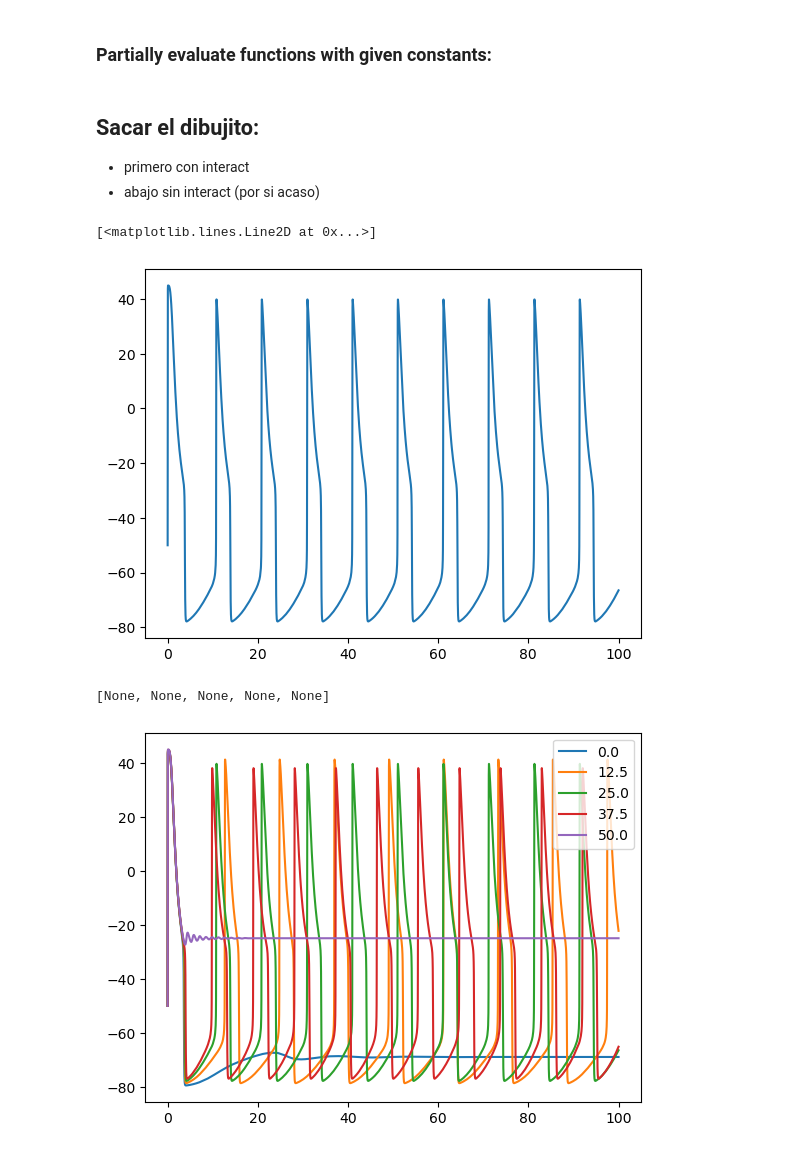
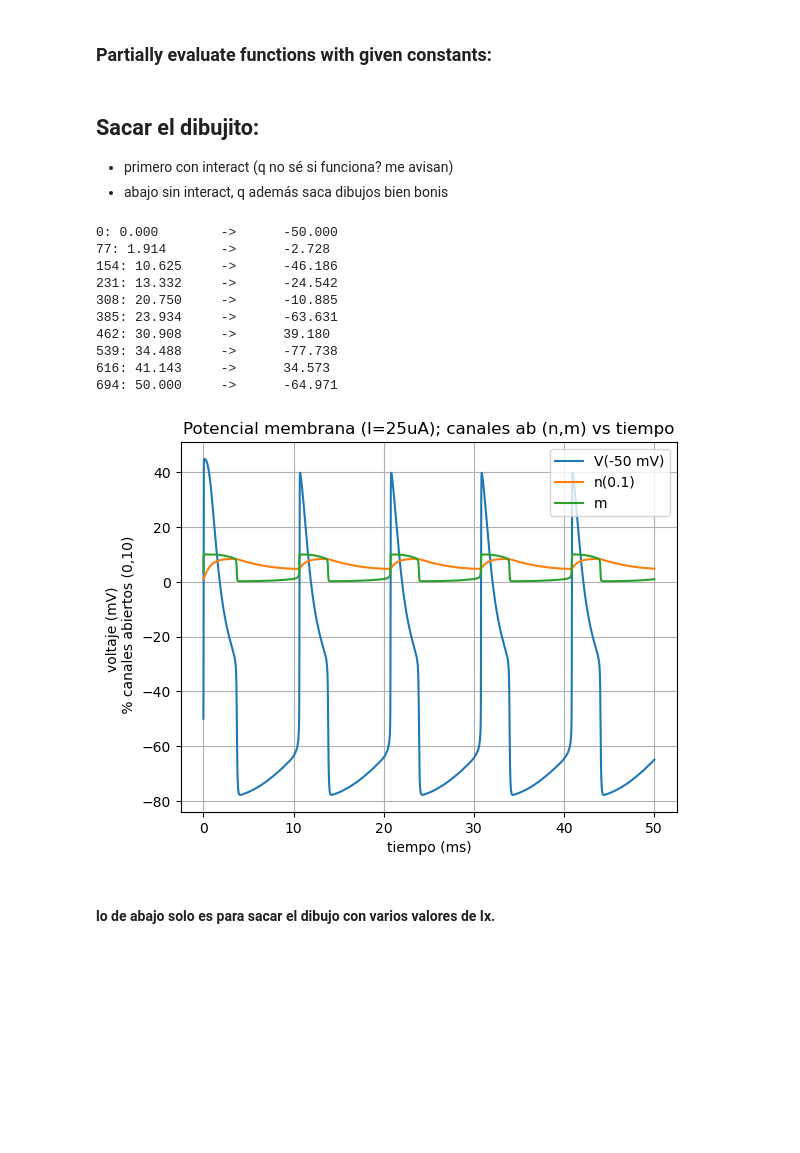
Before and after one commit to hxdvka/MiBio, a Jupyter notebook: FisioLab/2/Lab2.ipynb, the cells around one changed output. Drawn from its saved outputs; the diff is of its cells as text; code cells hidden in the pictures; blank space fills up the shorter version.

```diff
--- a/FisioLab/2/Lab2.ipynb
+++ b/FisioLab/2/Lab2.ipynb
@@ -78,8 +78,8 @@ fp_dndt = partial(  f_dndt ,
                         beta_n=f_beta_n )
 # %% [markdown]
 ## Sacar el dibujito:
-- primero con interact
-- abajo sin interact (por si acaso)
+- primero con interact (q no sé si funciona? me avisan)
+- abajo sin interact, q además saca dibujos bien bonis
 # %%
 #p_Ix =  25 #mA ?
 #iv_v = 0
@@ -94,22 +94,48 @@ def plotFunc( Ix, iv_v , iv_n , span_M):
     sol = sp.integrate.solve_ivp(simpleNeuron , span_t , [iv_v, iv_n] , method='LSODA' )
     plt.plot(sol.t,sol.y[0])
 # %%
-p_Ix =  25 #mA ?
+p_Ix = 25 #mA ?
 iv_v = -50
-iv_n = 0.0
-span_M = 100 # s
+iv_n = 0.1
+span_M = 50 # ms
 # y0 = V, y1 = n
 #@interact(Ix = (0,50.0,0.05), iv_v = (-10,10,0.01) , iv_n = (0,1,0.001) , span_M = (0,10,0.1) )
 span_t = ( 0 , span_M )
 fpp_dVdt = partial(fp_dVdt , Ix =p_Ix )
 simpleNeuron = lambda t , y :  (fpp_dVdt( t ,y[0] ,y[1]) , fp_dndt( t , y[0] ,y[1]))
 
 
 sol = sp.integrate.solve_ivp(simpleNeuron , span_t , [iv_v, iv_n] , method='LSODA', dense_output=True )
 plt.plot(sol.t,sol.y[0])
+#plt.show()
+plt.plot(sol.t , 10*sol.y[1])
+plt.plot(sol.t , list(map(lambda x: 10* fp_m(x) , sol.y[0]) ) )
+plt.legend(["V({vi} mV)".format(vi=iv_v), "n({ni})".format(ni=iv_n), "m"], loc= 1)
+plt.title("Potencial membrana (I=25uA); canales ab (n,m) vs tiempo")
+plt.xlabel("tiempo (ms)")
+plt.ylabel("voltaje (mV) \n % canales abiertos (0,10)")
+#plt.axhline(y=0)
+plt.grid(visible=True)
+plt.savefig("out_vnm_i{ix}.png".format(ix = p_Ix))
+
+template = "{p}: {t:2.3f} \t->\t{v:2.3f} \t"
+sample = np.linspace(0,len(sol.t)-1 , 10 , dtype=int)
+for s in sample:
+    print(template.format(p=s,t= sol.t[s] , v=sol.y[0][s] ) )
 # %% [output]
-[<matplotlib.lines.Line2D at 0x...>]
+0: 0.000        ->      -50.000
+77: 1.914       ->      -2.728
+154: 10.625     ->      -46.186
+231: 13.332     ->      -24.542
+308: 20.750     ->      -10.885
+385: 23.934     ->      -63.631
+462: 30.908     ->      39.180
+539: 34.488     ->      -77.738
+616: 41.143     ->      34.573
+694: 50.000     ->      -64.971
-[figure, old version]
+[figure, new version]
+# %% [markdown]
+#### lo de abajo solo es para sacar el dibujo con varios valores de Ix.
 # %%
 
 #map eval
@@ -123,8 +149,7 @@ sols = map( partial(sp.integrate.solve_ivp, t_span=span_t, y0 = [iv_v,iv_n], met
 def plotF (s):
     plt.plot( s.t , s.y[0] ) #"Ix = {val}".format(val = s[0]) )
     plt.legend(p_Ixr)
-
+plt.title("V vs t;  variando I ext.")
 z = [*map(plotF,sols)]
+plt.savefig("out.png")
+plt.close()
-# %% [output]
-[None, None, None, None, None]
-[figure, removed]
```
Also changed, not shown: 2 other files.
